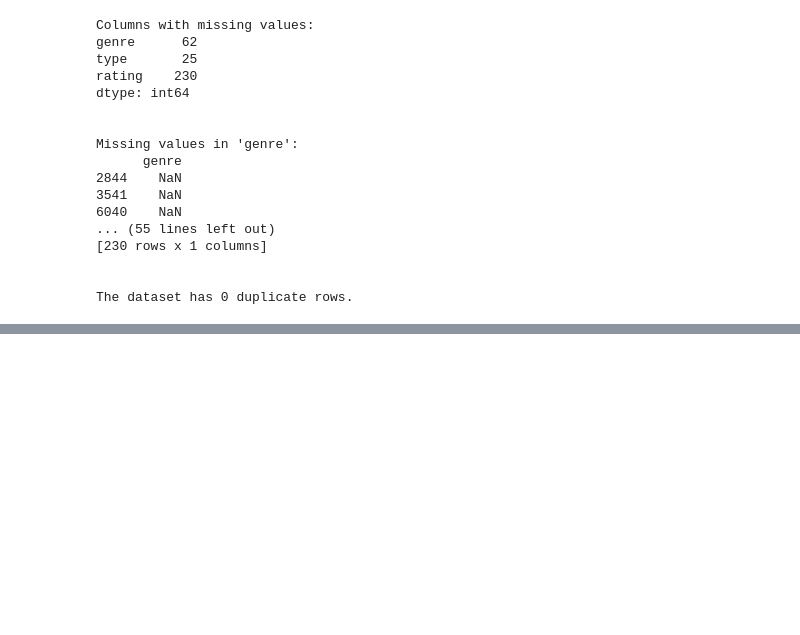
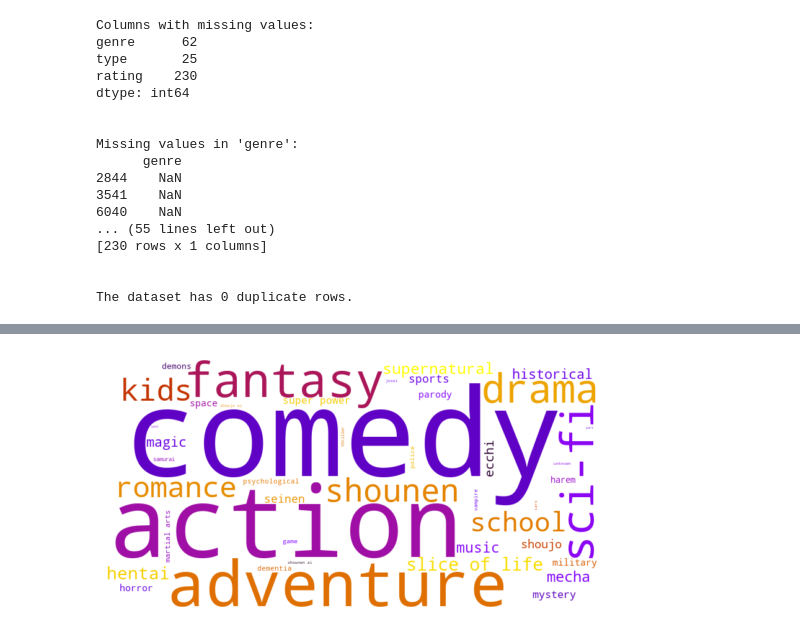
Before and after one commit to MoteneJan/JB1_2401FTDS, a Jupyter notebook: JB1_2401FTDS.ipynb, the cells around one changed output, grey strips where cells are left out. Cells and saved outputs as stored; diff of their text form; code cells hidden in the pictures; blank space fills up the shorter version.

```diff
--- a/JB1_2401FTDS.ipynb
+++ b/JB1_2401FTDS.ipynb
@@ -199 +366,27 @@ The dataset has 0 duplicate rows.
+# %%
+def clean_anime_names(df):
+    """
+    Clean the anime names in the dataframe to handle special characters and formatting issues.
+
+    Parameters:
+    df (pd.DataFrame): The dataframe containing the anime data with a 'name' column.
+
+    Returns:
+    pd.DataFrame: The dataframe with cleaned anime names.
+    """
+    def normalize_text(text):
+        # Normalize unicode characters
+        text = unicodedata.normalize('NFKC', text)
+        # Remove special characters and unwanted formatting
+        text = re.sub(r'[^\w\s]', '', text)
+        # Remove extra whitespace
+        text = text.strip()
+        return text
+
+    # Apply the cleaning function to the 'name' column
+    df['name'] = df['name'].apply(normalize_text)
+
+    return df
+# %%
+cleaned_anime_df = clean_anime_names(cleaned_anime_df)
 # %%
@@ -265,5 +411,0 @@ def clean_anime_data(anime_df_copy):
-# %%
-cleaned_anime_df = clean_anime_data(anime_df_copy)
-if cleaned_anime_df is not None:
-    cleaned_anime_df.to_csv('cleaned_anime.csv', index=False)
-    print("Cleaned dataset saved to 'cleaned_anime.csv'.")
@@ -320,0 +534,16 @@ cleaned_anime_df.head()
+# %%
+# Generate genre frequencies
+all_genres = defaultdict(int)
+
+for genres in cleaned_anime_df['genre']:
+    for genre in genres.split(','):
+        all_genres[genre.strip()] += 1
+
+# Create and display the word cloud
+genres_cloud = WordCloud(width=800, height=400, background_color='white', colormap='gnuplot').generate_from_frequencies(all_genres)
+
+plt.imshow(genres_cloud, interpolation='bilinear')
+plt.axis('off')
+plt.show()
+# %% [output]
+[figure, added]
```
Also changed, not shown: parts of 57 cells of this notebook.
